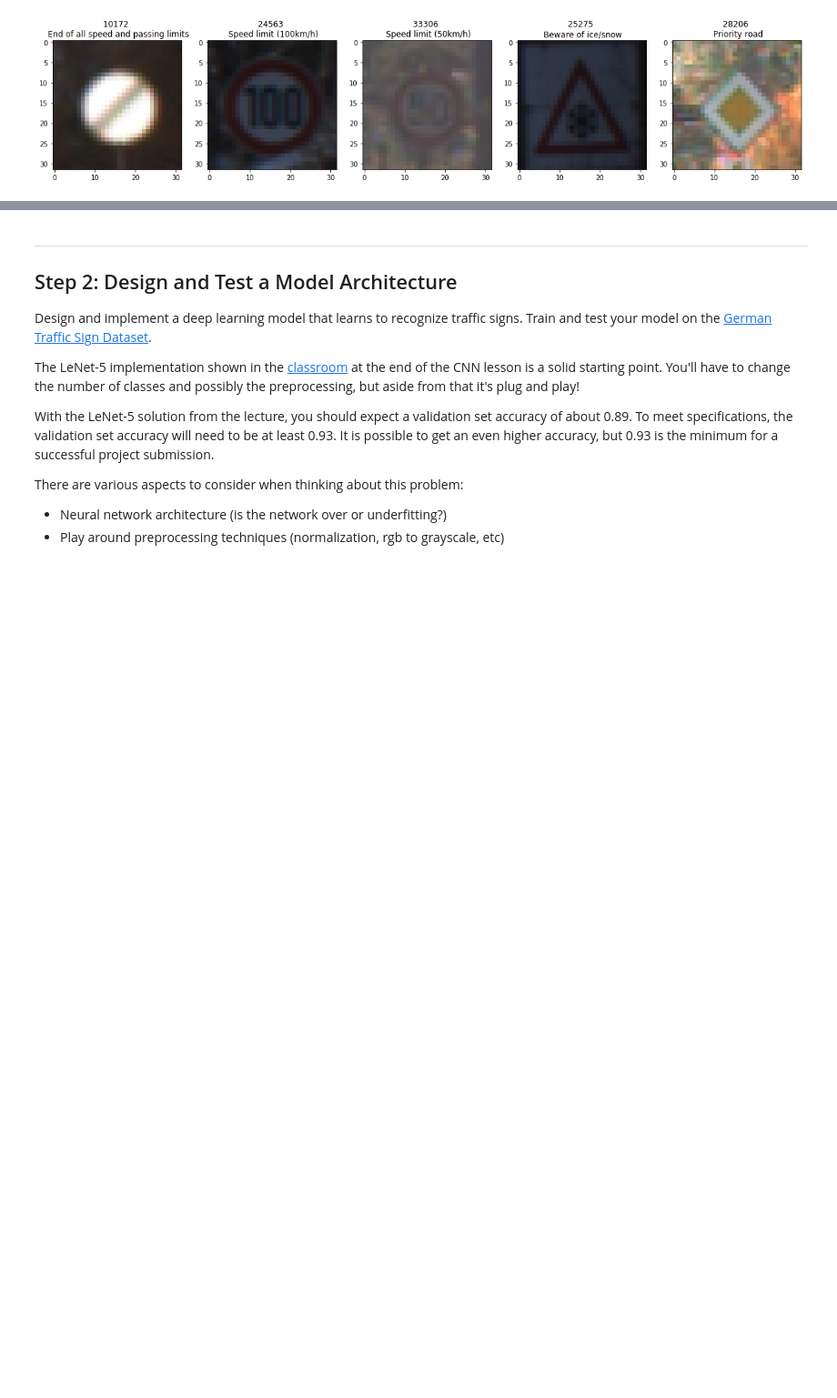
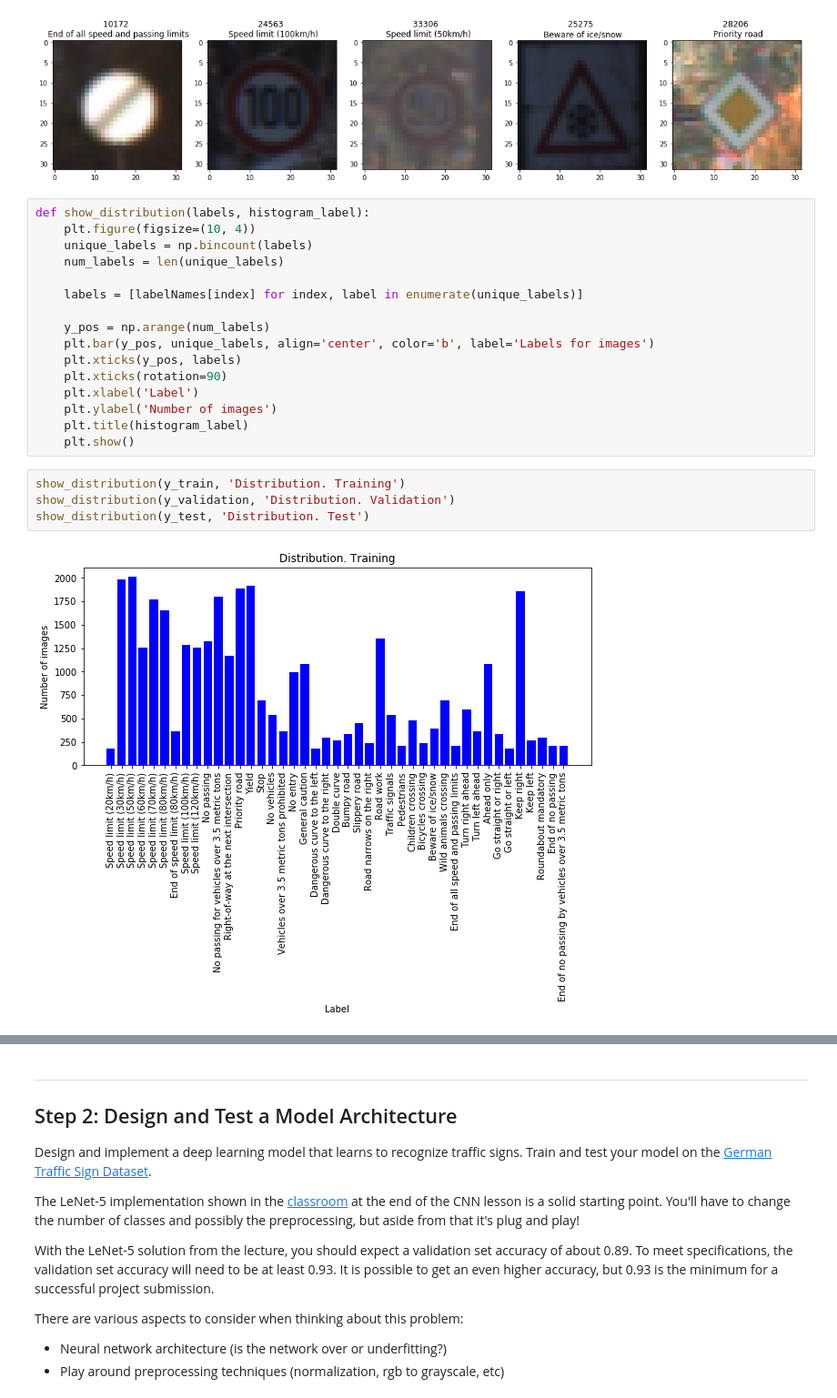
Before and after one commit to debuggio/Udacity-SDC-TrafficSignClassifier, a Jupyter notebook: Traffic_Sign_Classifier.ipynb, the cells around one changed output, grey strips where cells are left out. Shown at 91% size. Drawn from its saved outputs; the diff is of its cells as text; blank space fills up the shorter version.

Commit message:
Added a few bars to visualize data and more description

```diff
--- a/Traffic_Sign_Classifier.ipynb
+++ b/Traffic_Sign_Classifier.ipynb
@@ -138,3 +138,25 @@ def show_images(images, labels):
 show_images(X_train, y_train)
 # %% [output]
 [figure]
+# %%
+def show_distribution(labels, histogram_label):
+    plt.figure(figsize=(10, 4))
+    unique_labels = np.bincount(labels)
+    num_labels = len(unique_labels)
+
+    labels = [labelNames[index] for index, label in enumerate(unique_labels)]
+
+    y_pos = np.arange(num_labels)
+    plt.bar(y_pos, unique_labels, align='center', color='b', label='Labels for images')
+    plt.xticks(y_pos, labels)
+    plt.xticks(rotation=90)
+    plt.xlabel('Label')
+    plt.ylabel('Number of images')
+    plt.title(histogram_label)
+    plt.show()
+# %%
+show_distribution(y_train, 'Distribution. Training')
+show_distribution(y_validation, 'Distribution. Validation')
+show_distribution(y_test, 'Distribution. Test')
+# %% [output]
+[figure, added]
```
Also changed, not shown: parts of 3 cells of this notebook, 6 other files.
